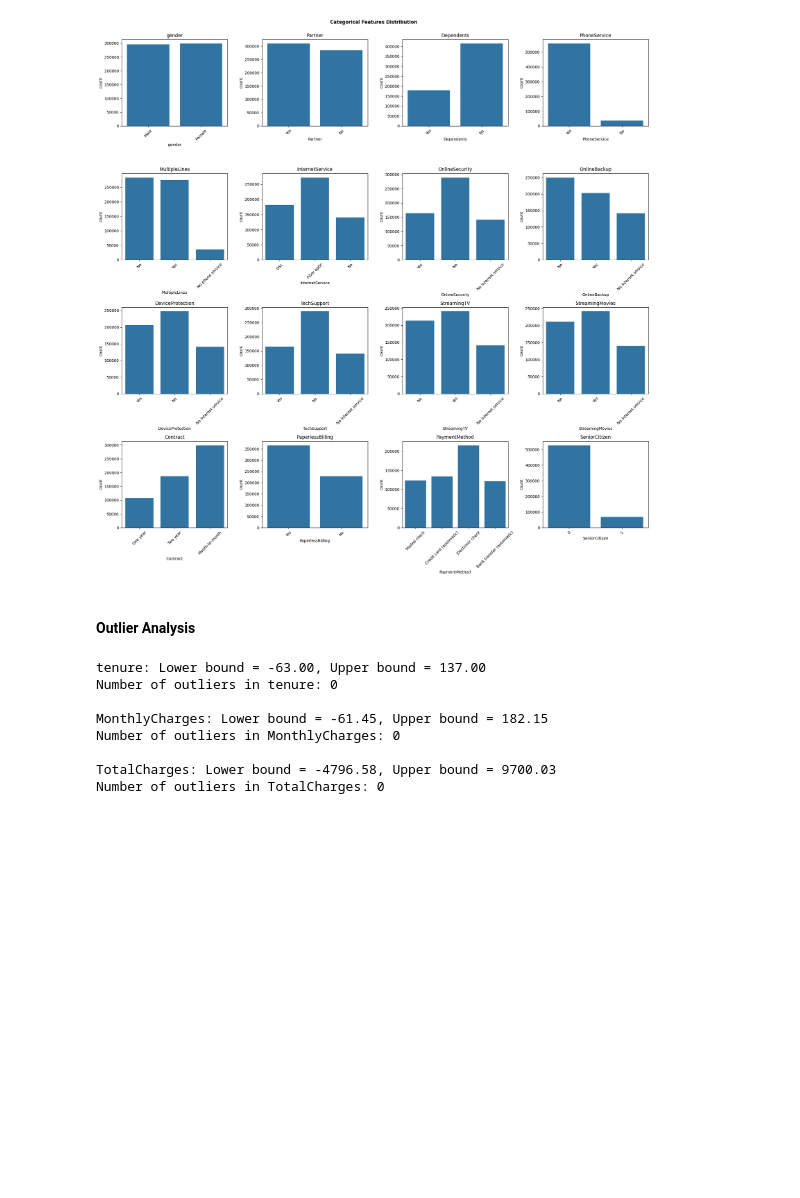
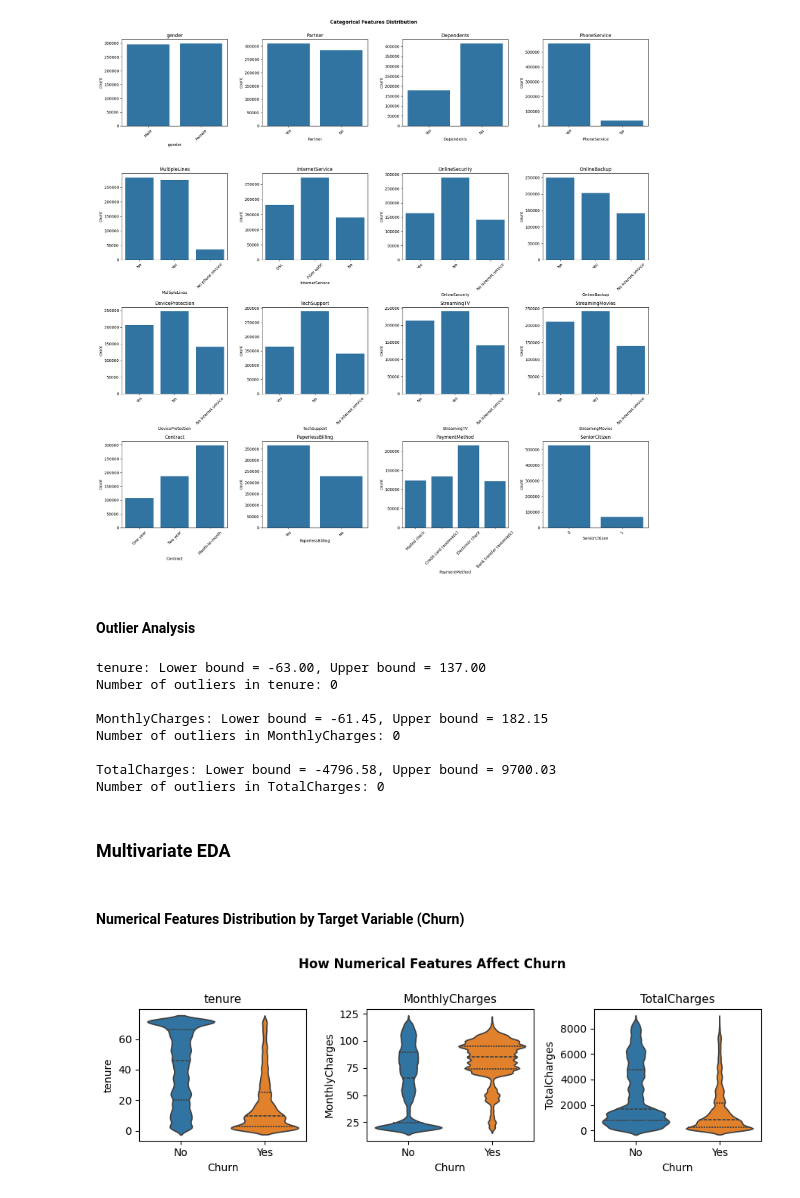
Before and after one commit to payodhi-m/Kaggle_Data, a Jupyter notebook: Predict Customer Churn.ipynb, the cells around one changed output. Cells and saved outputs as stored; diff of their text form; code cells hidden in the pictures; blank space fills up the shorter version.

Commit message:
Kaggle Notebook | Predict Customer Churn | Version 2

```diff
--- a/Predict Customer Churn.ipynb
+++ b/Predict Customer Churn.ipynb
@@ -241,3 +242,32 @@ Number of outliers in MonthlyCharges: 0
 
 TotalCharges: Lower bound = -4796.58, Upper bound = 9700.03
 Number of outliers in TotalCharges: 0
+# %% [markdown]
+### Multivariate EDA
+# %% [markdown]
+#### Numerical Features Distribution by Target Variable (Churn)
+# %%
+num_cols = 3
+num_rows = math.ceil(len(numerical_features) / num_cols)
+
+fig, axes = plt.subplots(num_rows, num_cols, figsize=(3 * num_cols, 3 * num_rows))
+axes = axes.flatten()
+
+for i, col in enumerate(numerical_features):
+    if training_data[col].nunique() <= 1:
+        axes[i].text(0.5, 0.5, f'{col}\n(Constant)', ha='center', va='center',
+                    transform=axes[i].transAxes, fontsize=12)
+        axes[i].set_title(f'{col} (No Variance)')
+        continue
+
+    sns.violinplot(data=training_data, x=training_data['Churn'], y=col, ax=axes[i], inner='quart', hue=training_data['Churn'], legend=False)
+    axes[i].set_title(col, fontsize=11)
+
+for j in range(len(numerical_features), len(axes)):
+    fig.delaxes(axes[j])
+
+fig.suptitle("How Numerical Features Affect Churn", y=1, fontweight='bold')
+plt.tight_layout()
+plt.show()
+# %% [output]
+[figure, added]
```
Also changed, not shown: parts of 22 cells of this notebook.
